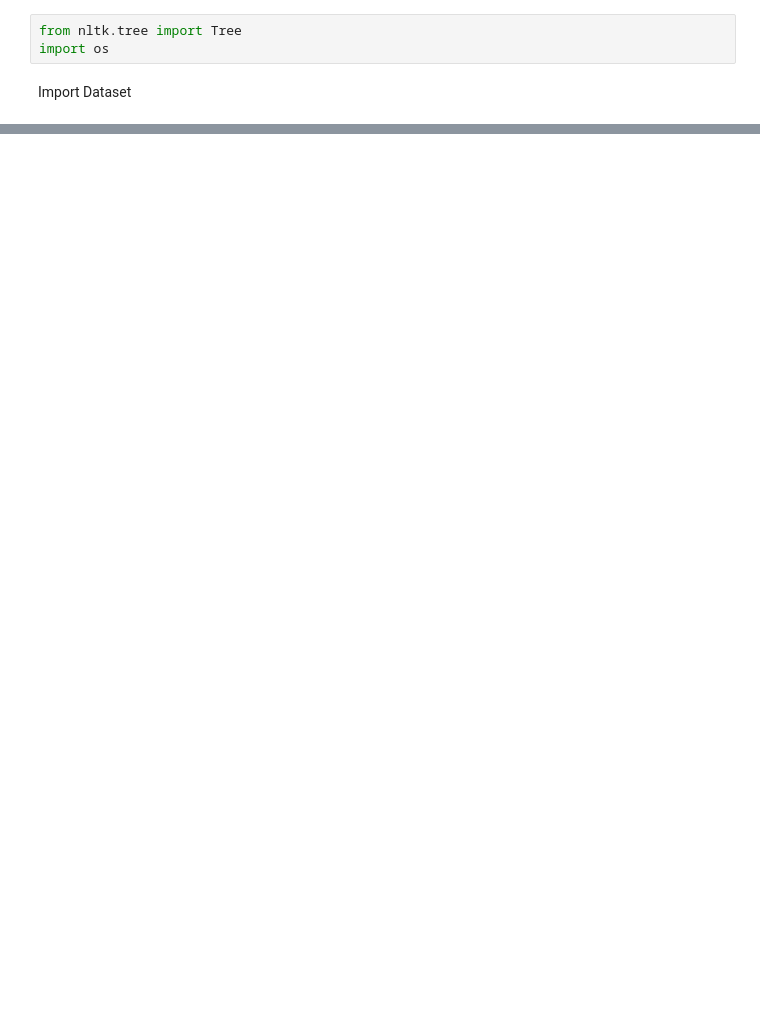
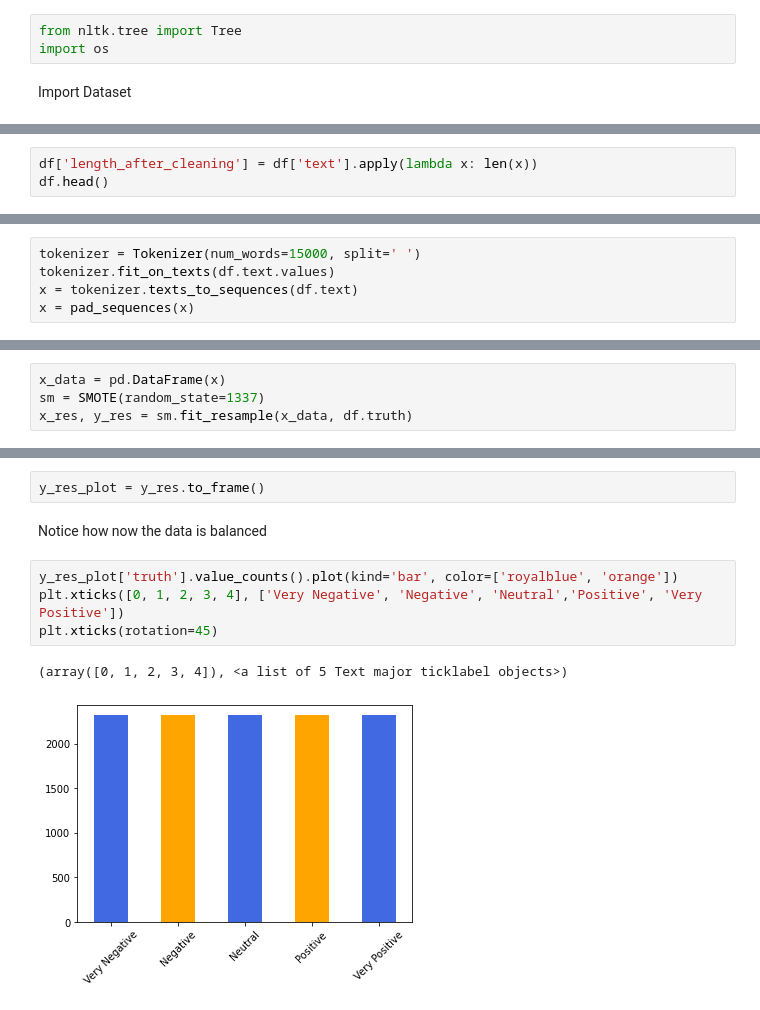
Before and after one commit to EricCallaway/COSC_5313_homework_7, a Jupyter notebook: AI_homework_7_RNN_LSTM_model.ipynb, the cells around one changed output, grey strips where cells are left out. Cells and saved outputs as stored; diff of their text form; blank space fills up the shorter version.

```diff
--- a/AI_homework_7_RNN_LSTM_model.ipynb
+++ b/AI_homework_7_RNN_LSTM_model.ipynb
@@ -97,0 +237,3 @@ with open (train_path, 'r') as c:
+# %%
+df['length_after_cleaning'] = df['text'].apply(lambda x: len(x))
+df.head()
@@ -97,0 +255,5 @@ with open (train_path, 'r') as c:
+# %%
+tokenizer = Tokenizer(num_words=15000, split=' ')
+tokenizer.fit_on_texts(df.text.values)
+x = tokenizer.texts_to_sequences(df.text)
+x = pad_sequences(x)
@@ -97,0 +262,4 @@ with open (train_path, 'r') as c:
+# %%
+x_data = pd.DataFrame(x)
+sm = SMOTE(random_state=1337)
+x_res, y_res = sm.fit_resample(x_data, df.truth)
@@ -97,0 +275,11 @@ with open (train_path, 'r') as c:
+# %%
+y_res_plot = y_res.to_frame()
+# %% [markdown]
+Notice how now the data is balanced
+# %%
+y_res_plot['truth'].value_counts().plot(kind='bar', color=['royalblue', 'orange'])
+plt.xticks([0, 1, 2, 3, 4], ['Very Negative', 'Negative', 'Neutral','Positive', 'Very Positive'])
+plt.xticks(rotation=45)
+# %% [output]
+(array([0, 1, 2, 3, 4]), <a list of 5 Text major ticklabel objects>)
+[figure, added]
```
Also changed, not shown: parts of 51 cells of this notebook.
